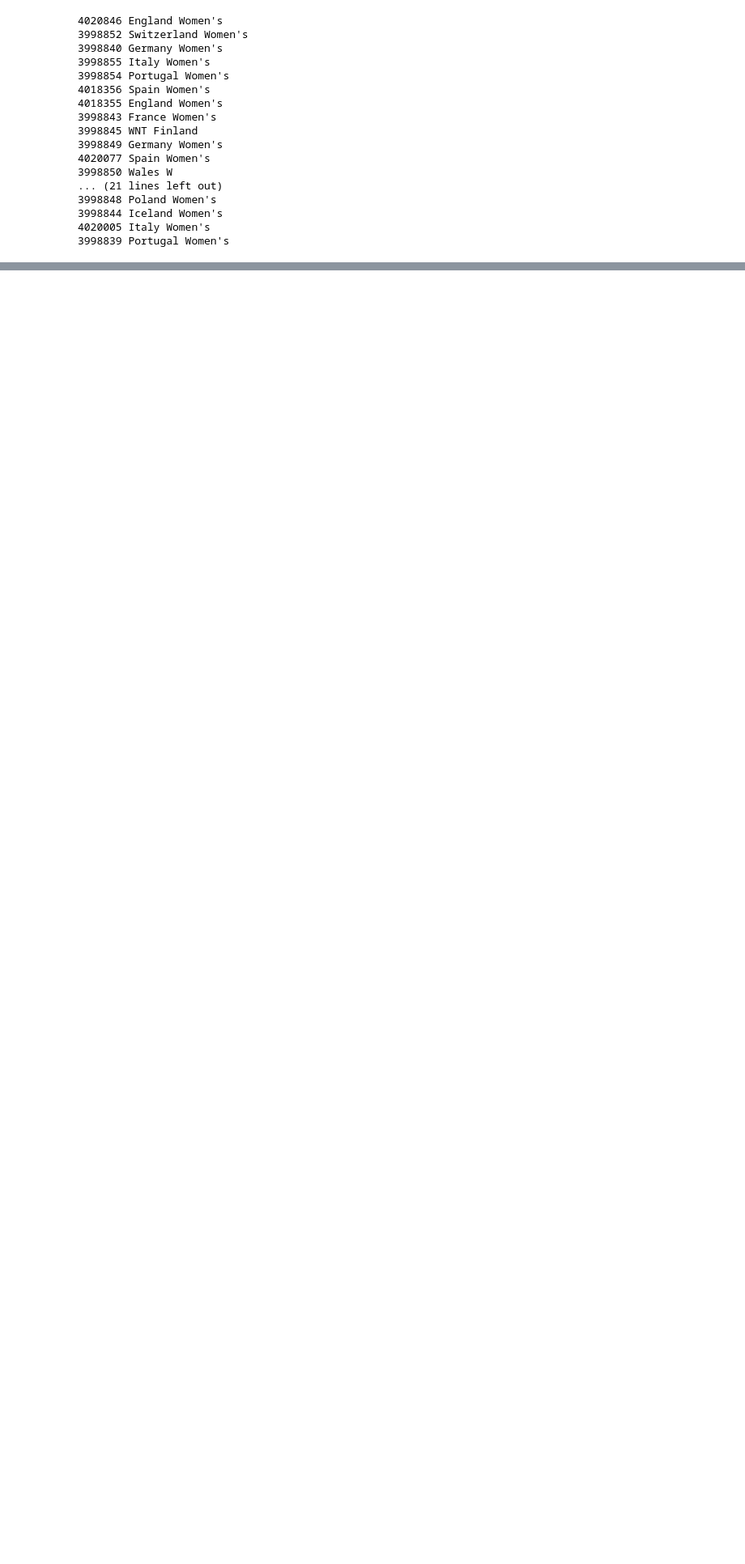
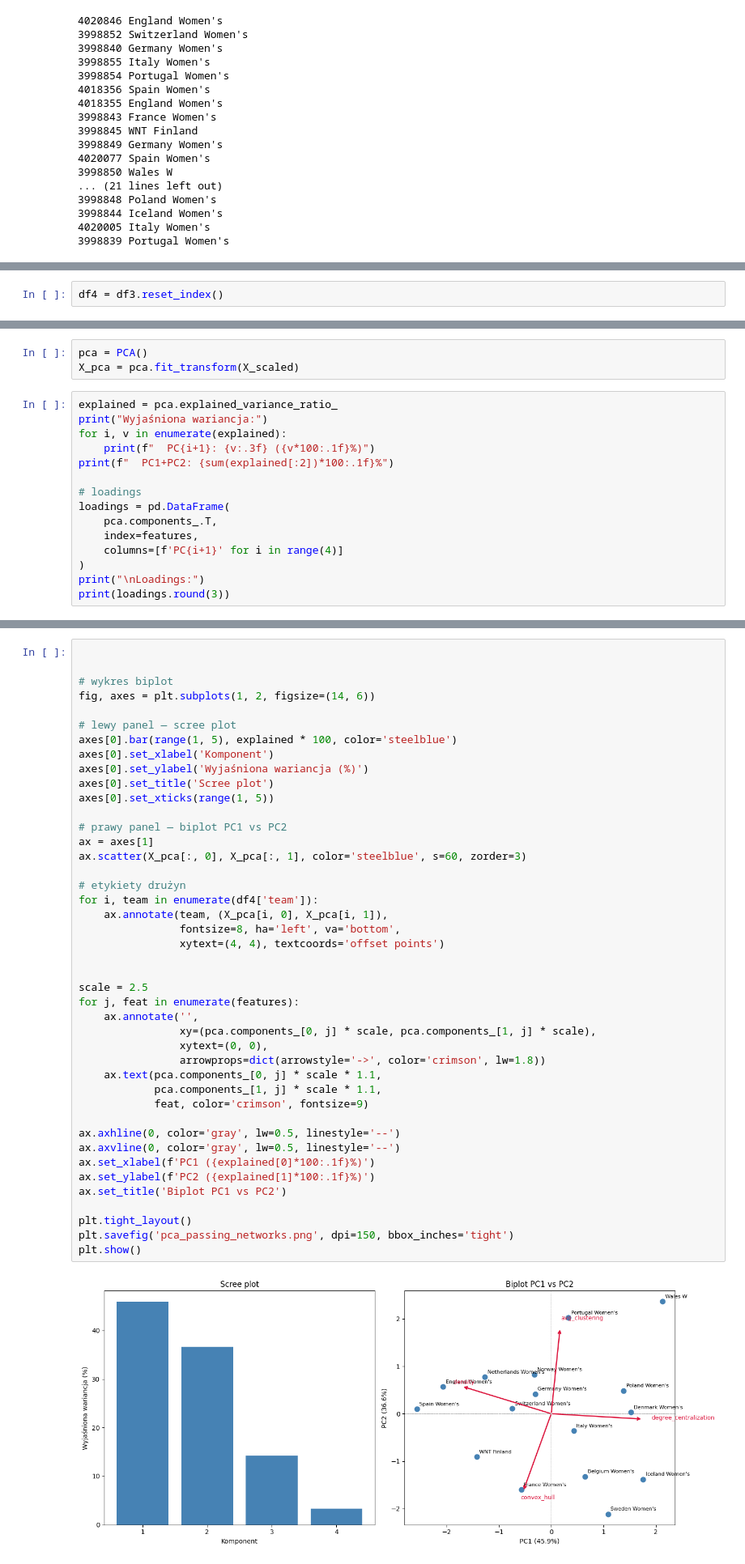
Before and after one commit to paulinagorska-pro/passing_network, a Jupyter notebook: analyses.ipynb, the cells around one changed output, grey strips where cells are left out. Shown at 81% size. Cells and saved outputs as stored; diff of their text form; blank space fills up the shorter version.

```diff
--- a/analyses.ipynb
+++ b/analyses.ipynb
@@ -242,0 +397,2 @@ Name: goals, dtype: float64
+# %%
+df4 = df3.reset_index()
@@ -242,0 +422,18 @@ Name: goals, dtype: float64
+# %%
+pca = PCA()
+X_pca = pca.fit_transform(X_scaled)
+# %%
+explained = pca.explained_variance_ratio_
+print("Wyjaśniona wariancja:")
+for i, v in enumerate(explained):
+    print(f"  PC{i+1}: {v:.3f} ({v*100:.1f}%)")
+print(f"  PC1+PC2: {sum(explained[:2])*100:.1f}%")
+
+# loadings
+loadings = pd.DataFrame(
+    pca.components_.T,
+    index=features,
+    columns=[f'PC{i+1}' for i in range(4)]
+)
+print("\nLoadings:")
+print(loadings.round(3))
@@ -242,0 +473,45 @@ Name: goals, dtype: float64
+# %%
+
+
+# wykres biplot
+fig, axes = plt.subplots(1, 2, figsize=(14, 6))
+
+# lewy panel — scree plot
+axes[0].bar(range(1, 5), explained * 100, color='steelblue')
+axes[0].set_xlabel('Komponent')
+axes[0].set_ylabel('Wyjaśniona wariancja (%)')
+axes[0].set_title('Scree plot')
+axes[0].set_xticks(range(1, 5))
+
+# prawy panel — biplot PC1 vs PC2
+ax = axes[1]
+ax.scatter(X_pca[:, 0], X_pca[:, 1], color='steelblue', s=60, zorder=3)
+
+# etykiety drużyn
+for i, team in enumerate(df4['team']):
+    ax.annotate(team, (X_pca[i, 0], X_pca[i, 1]),
+                fontsize=8, ha='left', va='bottom',
+                xytext=(4, 4), textcoords='offset points')
+
+
+scale = 2.5
+for j, feat in enumerate(features):
+    ax.annotate('',
+                xy=(pca.components_[0, j] * scale, pca.components_[1, j] * scale),
+                xytext=(0, 0),
+                arrowprops=dict(arrowstyle='->', color='crimson', lw=1.8))
+    ax.text(pca.components_[0, j] * scale * 1.1,
+            pca.components_[1, j] * scale * 1.1,
+            feat, color='crimson', fontsize=9)
+
+ax.axhline(0, color='gray', lw=0.5, linestyle='--')
+ax.axvline(0, color='gray', lw=0.5, linestyle='--')
+ax.set_xlabel(f'PC1 ({explained[0]*100:.1f}%)')
+ax.set_ylabel(f'PC2 ({explained[1]*100:.1f}%)')
+ax.set_title('Biplot PC1 vs PC2')
+
+plt.tight_layout()
+plt.savefig('pca_passing_networks.png', dpi=150, bbox_inches='tight')
+plt.show()
+# %% [output]
+[figure, added]
```
Also changed, not shown: parts of 102 cells of this notebook, 4 other files.
